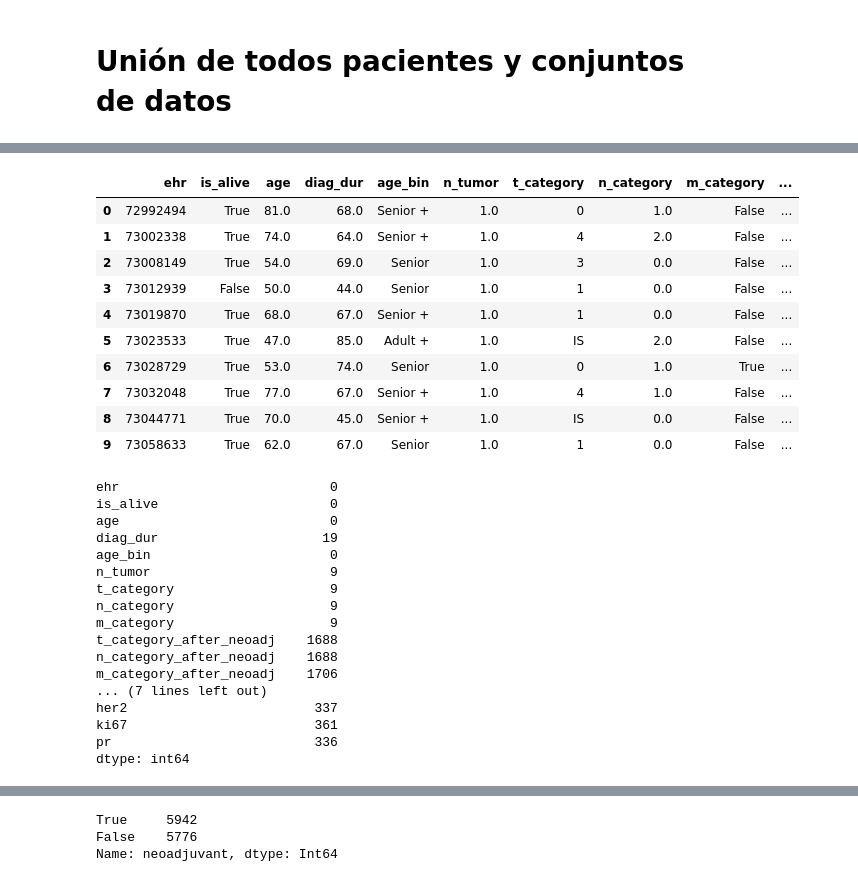
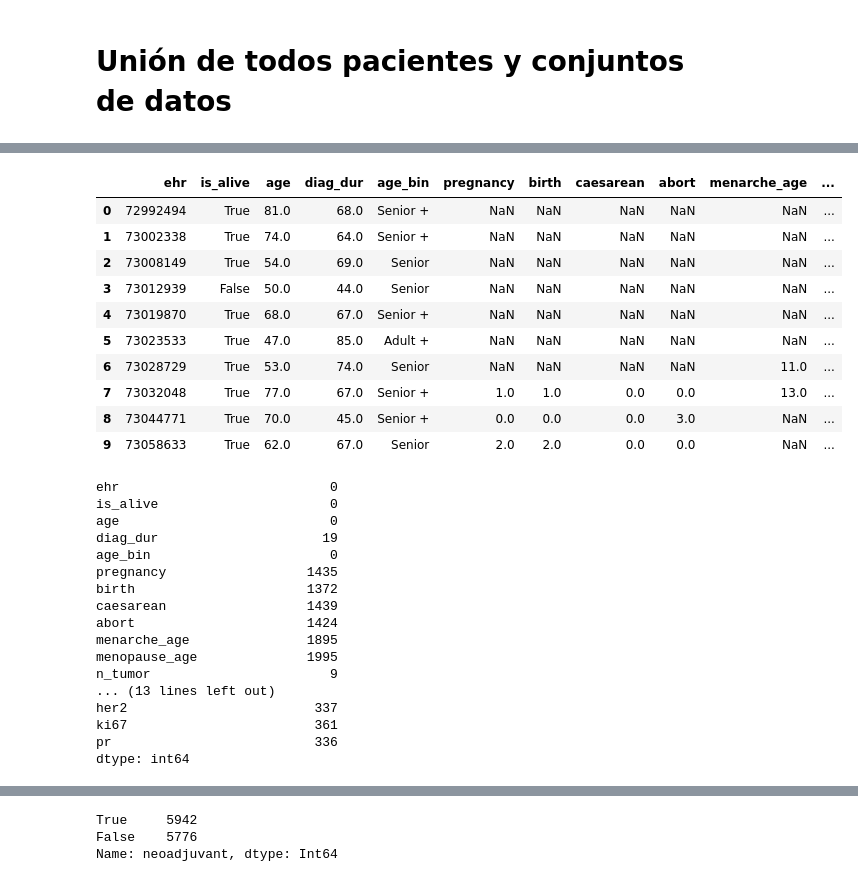
Before and after one commit to RubenCid35/CancerRiskProfiling, a Jupyter notebook: notebooks/02-preprocesado.ipynb, the cells around one changed output, grey strips where cells are left out. Drawn from its saved outputs; the diff is of its cells as text; code cells hidden in the pictures.

```diff
--- a/notebooks/02-preprocesado.ipynb
+++ b/notebooks/02-preprocesado.ipynb
@@ -59,7 +71,7 @@ def preprocess_patients(pat, check_filter: bool = False):
         mask1 = pat['age'] < 0
         if any(mask1):
             n_dates = sum(mask1)
-            warn(f"Hay {n_dates: 5d} personas con nacidas en el fúturo. Fecha de nacimiento superior a fecha actual. Se han eliminado. Limpiando linea temporal")
+            warn(f"Hay {n_dates: 5d} personas nacidas en el fúturo. Fecha de nacimiento superior a fecha actual. Se han eliminado. Limpiando linea temporal")
 
         pat.loc[mask1, 'age'] = np.nan
 
@@ -68,12 +80,12 @@ def preprocess_patients(pat, check_filter: bool = False):
     pat['diag_dur']   = pat['diag_dur'].fillna((now - pat['diagnosis_date'])/np.timedelta64(1, 'M'))
     pat['diag_dur']   = pat['diag_dur'].astype(int)
 
-    if check_filter: assert all(pat['diag_dur'] > 0), "Hay diagnosticos realizados antes de la fecha de muerte"
+    if check_filter: assert all(pat['diag_dur'] > 0), "Hay diagnosticos realizados después de la fecha de muerte"
     else:
         mask1 = pat['diag_dur'] < 0
         if any(mask1):
             n_dates = sum(mask1)
-            warn(f"Hay {n_dates: 5d} diagnosticos realizados antes de la fecha de muerte. Se han eliminado")
+            warn(f"Hay {n_dates: 5d} diagnosticos realizados después de la fecha de muerte. Se han eliminado")
 
         pat.loc[mask1, 'diag_dur'] = np.nan
 
@@ -555,35 +528,35 @@ ki67                        777
 pr                          822
 dtype: int64
 # %%
-dat2 = pd.merge(dpat2, tumor , how = 'left', on = 'ehr').reset_index(drop = True)
+dat2 = pd.merge(gpat2, tumor , how = 'left', on = 'ehr').reset_index(drop = True)
 dat2 = pd.merge(dat2 , chemis, how = 'left', on = 'ehr').reset_index(drop = True)
 display(dat2.head(n = 10))
 display(dat2.isna().sum(axis = 0))
 # %% [output]
-|  | ehr | is_alive | age | diag_dur | age_bin | n_tumor | t_category | n_category | m_category | ... |
-| 0 | 72992494 | True | 81.0 | 68.0 | Senior + | 1.0 | 0 | 1.0 | False | ... |
-| 1 | 73002338 | True | 74.0 | 64.0 | Senior + | 1.0 | 4 | 2.0 | False | ... |
-| 2 | 73008149 | True | 54.0 | 69.0 | Senior | 1.0 | 3 | 0.0 | False | ... |
-| 3 | 73012939 | False | 50.0 | 44.0 | Senior | 1.0 | 1 | 0.0 | False | ... |
-| 4 | 73019870 | True | 68.0 | 67.0 | Senior + | 1.0 | 1 | 0.0 | False | ... |
-| 5 | 73023533 | True | 47.0 | 85.0 | Adult + | 1.0 | IS | 2.0 | False | ... |
-| 6 | 73028729 | True | 53.0 | 74.0 | Senior | 1.0 | 0 | 1.0 | True | ... |
-| 7 | 73032048 | True | 77.0 | 67.0 | Senior + | 1.0 | 4 | 1.0 | False | ... |
-| 8 | 73044771 | True | 70.0 | 45.0 | Senior + | 1.0 | IS | 0.0 | False | ... |
-| 9 | 73058633 | True | 62.0 | 67.0 | Senior | 1.0 | 1 | 0.0 | False | ... |
+|  | ehr | is_alive | age | diag_dur | age_bin | pregnancy | birth | caesarean | abort | menarche_age | ... |
+| 0 | 72992494 | True | 81.0 | 68.0 | Senior + | NaN | NaN | NaN | NaN | NaN | ... |
+| 1 | 73002338 | True | 74.0 | 64.0 | Senior + | NaN | NaN | NaN | NaN | NaN | ... |
+| 2 | 73008149 | True | 54.0 | 69.0 | Senior | NaN | NaN | NaN | NaN | NaN | ... |
+| 3 | 73012939 | False | 50.0 | 44.0 | Senior | NaN | NaN | NaN | NaN | NaN | ... |
+| 4 | 73019870 | True | 68.0 | 67.0 | Senior + | NaN | NaN | NaN | NaN | NaN | ... |
+| 5 | 73023533 | True | 47.0 | 85.0 | Adult + | NaN | NaN | NaN | NaN | NaN | ... |
+| 6 | 73028729 | True | 53.0 | 74.0 | Senior | NaN | NaN | NaN | NaN | 11.0 | ... |
+| 7 | 73032048 | True | 77.0 | 67.0 | Senior + | 1.0 | 1.0 | 0.0 | 0.0 | 13.0 | ... |
+| 8 | 73044771 | True | 70.0 | 45.0 | Senior + | 0.0 | 0.0 | 0.0 | 3.0 | NaN | ... |
+| 9 | 73058633 | True | 62.0 | 67.0 | Senior | 2.0 | 2.0 | 0.0 | 0.0 | NaN | ... |
 ehr                           0
 is_alive                      0
 age                           0
 diag_dur                     19
 age_bin                       0
+pregnancy                  1435
+birth                      1372
+caesarean                  1439
+abort                      1424
+menarche_age               1895
+menopause_age              1995
 n_tumor                       9
-t_category                    9
-n_category                    9
-m_category                    9
-t_category_after_neoadj    1688
-n_category_after_neoadj    1688
-m_category_after_neoadj    1706
-... (7 lines left out)
+... (13 lines left out)
 her2                        337
 ki67                        361
 pr                          336
```
Also changed, not shown: parts of 7 cells of this notebook, 3 other files.
